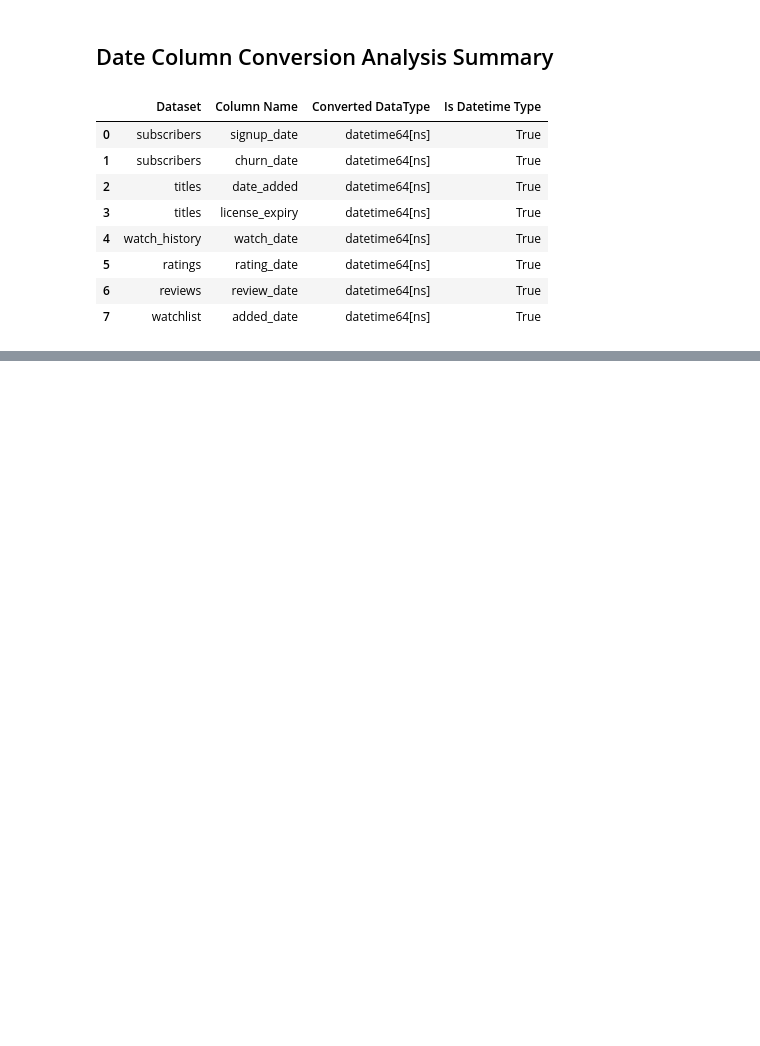
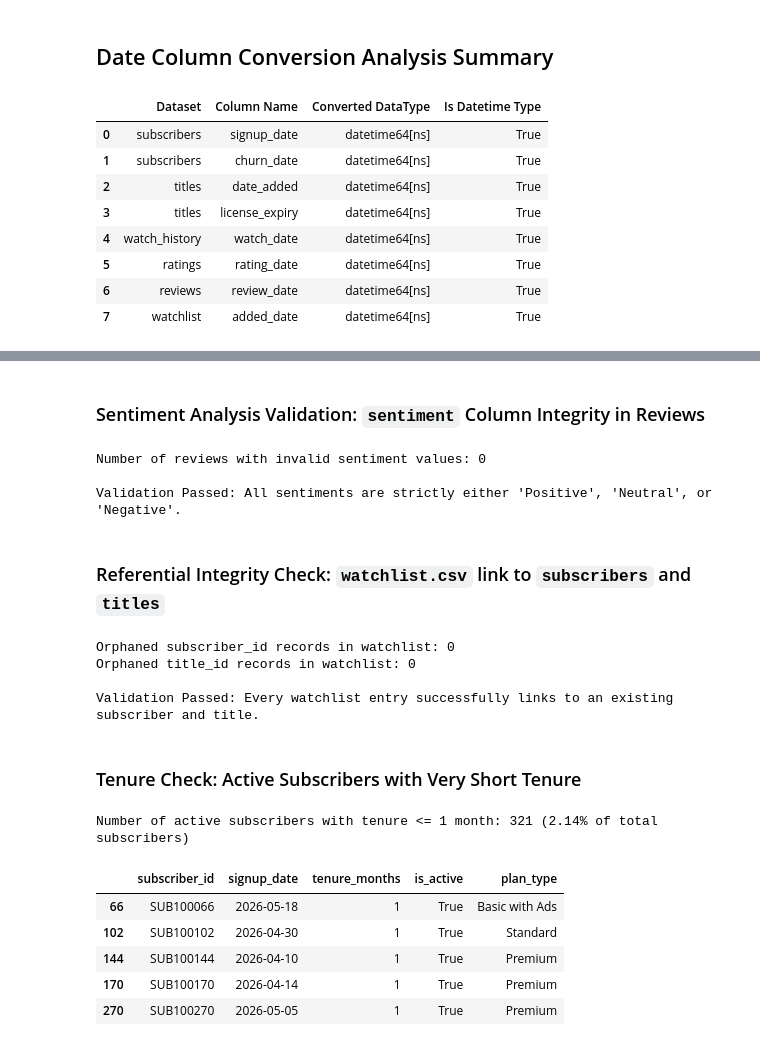
Before and after one commit to Bindiya-Anand/StreamFlix-Content-Analytics-Project, a Jupyter notebook: notebooks/StreamFlix_Phase1_Bindiya_Anand.ipynb, the cells around one changed output, grey strips where cells are left out. Saved outputs shown, nothing was run; the diff lists cells and outputs as text; code cells hidden in the pictures; blank space fills up the shorter version.

```diff
--- a/notebooks/StreamFlix_Phase1_Bindiya_Anand.ipynb
+++ b/notebooks/StreamFlix_Phase1_Bindiya_Anand.ipynb
@@ -449,0 +523,72 @@ display(date_conversion_summary_df)
+# %% [markdown]
+### Sentiment Analysis Validation: `sentiment` Column Integrity in Reviews
+# %%
+# Define the allowed set of sentiments
+allowed_sentiments = {'Positive', 'Neutral', 'Negative'}
+
+# Identify any rows where the sentiment does not match the allowed list
+invalid_sentiment_mask = ~reviews['sentiment'].isin(allowed_sentiments)
+invalid_sentiments = reviews[invalid_sentiment_mask]
+
+count_invalid = len(invalid_sentiments)
+print(f"Number of reviews with invalid sentiment values: {count_invalid}")
+
+if count_invalid > 0:
+    print("\n--- Unique Invalid Sentiments Found ---")
+    print(invalid_sentiments['sentiment'].unique())
+    print("\n--- Sample of Flagged Rows ---")
+    display(invalid_sentiments.head())
+else:
+    print("\nValidation Passed: All sentiments are strictly either 'Positive', 'Neutral', or 'Negative'.")
+# %% [output]
+Number of reviews with invalid sentiment values: 0
+
+Validation Passed: All sentiments are strictly either 'Positive', 'Neutral', or 'Negative'.
+# %% [markdown]
+### Referential Integrity Check: `watchlist.csv` link to `subscribers` and `titles`
+# %%
+# 1. Verify all subscriber_id in watchlist exist in subscribers
+missing_watchlist_subs = watchlist[~watchlist['subscriber_id'].isin(subscribers['subscriber_id'])]['subscriber_id'].unique()
+
+# 2. Verify all title_id in watchlist exist in titles
+missing_watchlist_titles = watchlist[~watchlist['title_id'].isin(titles['title_id'])]['title_id'].unique()
+
+print(f"Orphaned subscriber_id records in watchlist: {len(missing_watchlist_subs)}")
+if len(missing_watchlist_subs) > 0:
+    print("Sample orphaned subscriber IDs:", missing_watchlist_subs[:10])
+
+print(f"Orphaned title_id records in watchlist: {len(missing_watchlist_titles)}")
+if len(missing_watchlist_titles) > 0:
+    print("Sample orphaned title IDs:", missing_watchlist_titles[:10])
+
+if len(missing_watchlist_subs) == 0 and len(missing_watchlist_titles) == 0:
+    print("\nValidation Passed: Every watchlist entry successfully links to an existing subscriber and title.")
+# %% [output]
+Orphaned subscriber_id records in watchlist: 0
+Orphaned title_id records in watchlist: 0
+
+Validation Passed: Every watchlist entry successfully links to an existing subscriber and title.
+# %% [markdown]
+### Tenure Check: Active Subscribers with Very Short Tenure
+# %%
+# Identify active subscribers (is_active == True) with 0 or 1 month of tenure
+short_tenure_active = subscribers[(subscribers['is_active'] == True) & (subscribers['tenure_months'] <= 1)]
+
+count_short_active = len(short_tenure_active)
+pct_short_active = (count_short_active / len(subscribers)) * 100
+
+print(f"Number of active subscribers with tenure <= 1 month: {count_short_active} ({pct_short_active:.2f}% of total subscribers)")
+
+# Display a sample of these active new subscribers
+if count_short_active > 0:
+    display(short_tenure_active[['subscriber_id', 'signup_date', 'tenure_months', 'is_active', 'plan_type']].head())
+else:
+    print("No active subscribers found with tenure <= 1 month.")
+# %% [output]
+Number of active subscribers with tenure <= 1 month: 321 (2.14% of total subscribers)
+|  | subscriber_id | signup_date | tenure_months | is_active | plan_type |
+| 66 | SUB100066 | 2026-05-18 | 1 | True | Basic with Ads |
+| 102 | SUB100102 | 2026-04-30 | 1 | True | Standard |
+| 144 | SUB100144 | 2026-04-10 | 1 | True | Premium |
+| 170 | SUB100170 | 2026-04-14 | 1 | True | Premium |
+| 270 | SUB100270 | 2026-05-05 | 1 | True | Premium |
```
Also changed, not shown: parts of 9 cells of this notebook.
